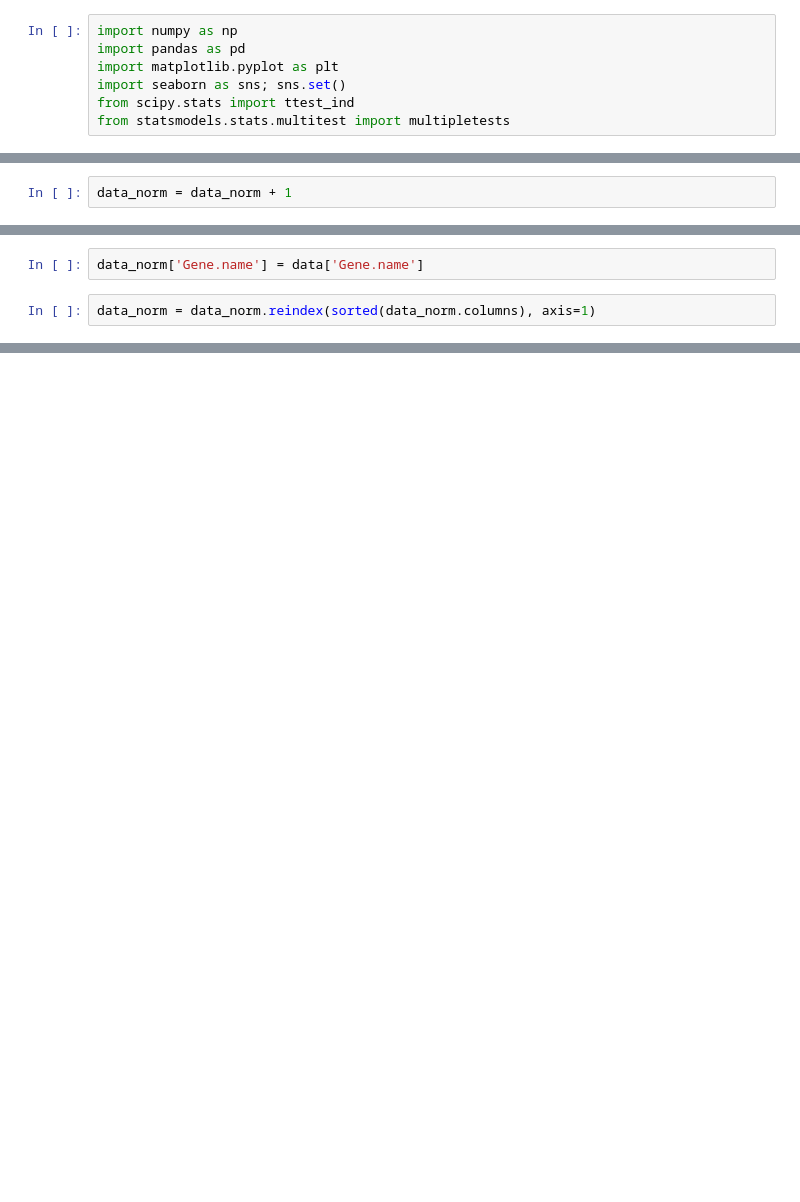
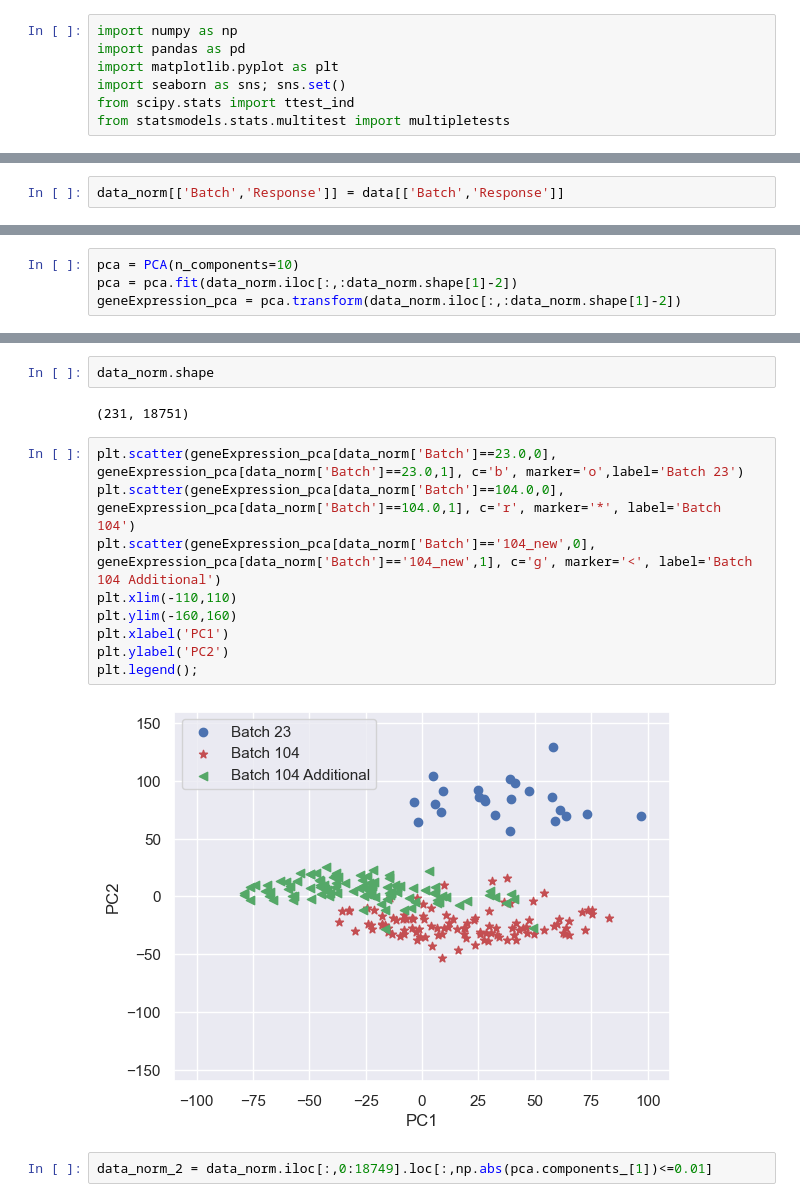
Before and after one commit to simonzzc034/Analysis_PrecisionMedDev, a Jupyter notebook: NGS/differential_expression_analysis.ipynb, the cells around one changed output, grey strips where cells are left out. Saved outputs shown, nothing was run; the diff lists cells and outputs as text; blank space fills up the shorter version.

```diff
--- a/NGS/differential_expression_analysis.ipynb
+++ b/NGS/differential_expression_analysis.ipynb
@@ -24,2 +65,2 @@ data_norm = data.iloc[:,1:] / data.iloc[:,1:].quantile(q=0.80)*100
 # %%
-data_norm = data_norm + 1
+data_norm[['Batch','Response']] = data[['Batch','Response']]
@@ -28,4 +66,0 @@ data_norm = np.log2(data_norm)
-# %%
-data_norm['Gene.name'] = data['Gene.name']
-# %%
-data_norm = data_norm.reindex(sorted(data_norm.columns), axis=1)
@@ -31,0 +83,4 @@ data_norm = data_norm.reindex(sorted(data_norm.columns), axis=1)
+# %%
+pca = PCA(n_components=10)
+pca = pca.fit(data_norm.iloc[:,:data_norm.shape[1]-2])
+geneExpression_pca = pca.transform(data_norm.iloc[:,:data_norm.shape[1]-2])
@@ -31,0 +101,17 @@ data_norm = data_norm.reindex(sorted(data_norm.columns), axis=1)
+# %%
+data_norm.shape
+# %% [output]
+(231, 18751)
+# %%
+plt.scatter(geneExpression_pca[data_norm['Batch']==23.0,0], geneExpression_pca[data_norm['Batch']==23.0,1], c='b', marker='o',label='Batch 23')
+plt.scatter(geneExpression_pca[data_norm['Batch']==104.0,0], geneExpression_pca[data_norm['Batch']==104.0,1], c='r', marker='*', label='Batch 104')
+plt.scatter(geneExpression_pca[data_norm['Batch']=='104_new',0], geneExpression_pca[data_norm['Batch']=='104_new',1], c='g', marker='<', label='Batch 104 Additional')
+plt.xlim(-110,110)
+plt.ylim(-160,160)
+plt.xlabel('PC1')
+plt.ylabel('PC2')
+plt.legend();
+# %% [output]
+[figure, added]
+# %%
+data_norm_2 = data_norm.iloc[:,0:18749].loc[:,np.abs(pca.components_[1])<=0.01]
```
Also changed, not shown: parts of 46 cells of this notebook.
